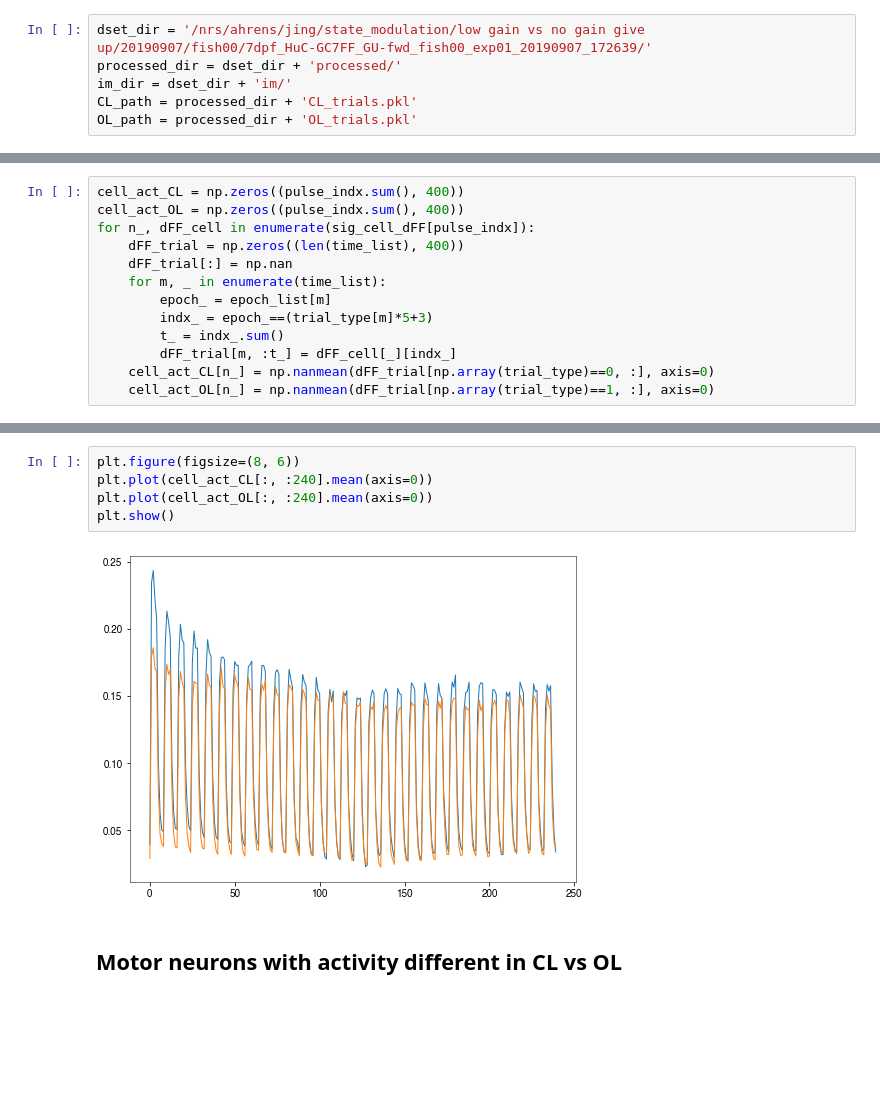
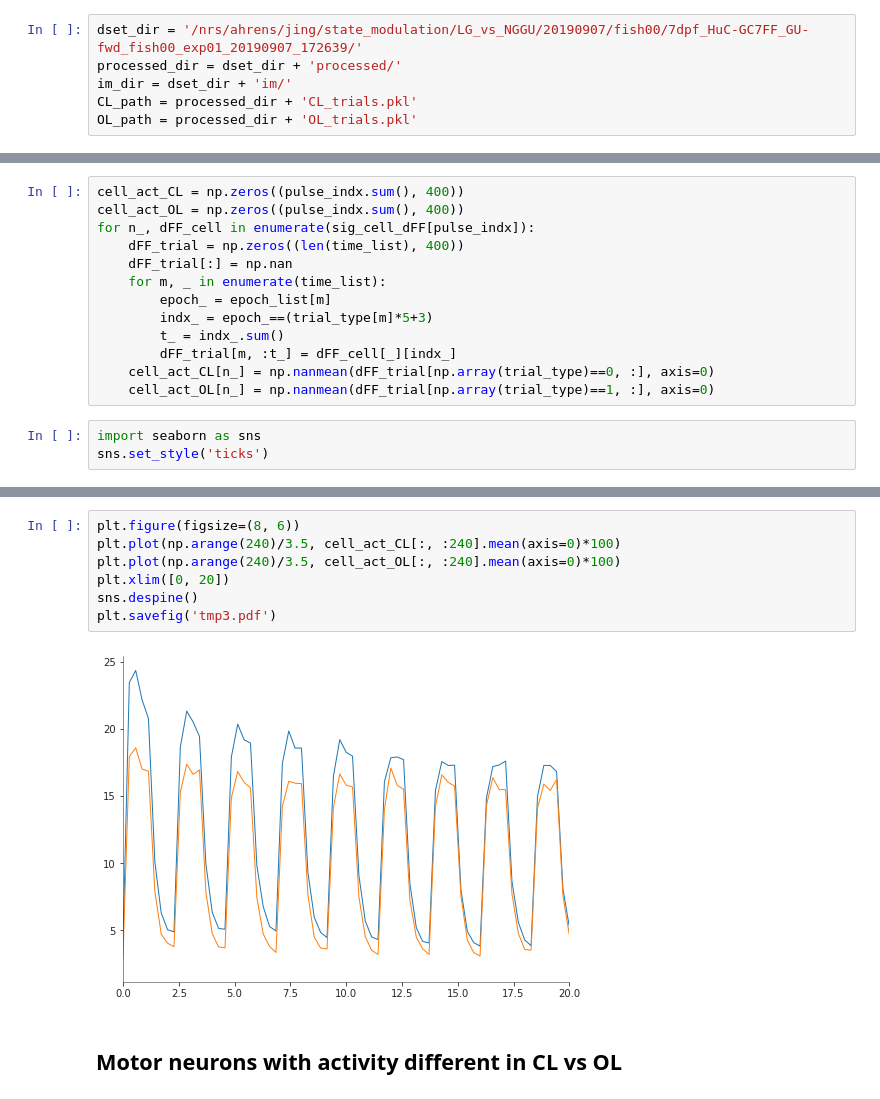
Before and after one commit to zqwei/Glia_analysis, a Jupyter notebook: Notebooks/analysis.ipynb, the cells around one changed output, grey strips where cells are left out. Cells and saved outputs as stored; diff of their text form; blank space fills up the shorter version.

```diff
--- a/Notebooks/analysis.ipynb
+++ b/Notebooks/analysis.ipynb
@@ -19,7 +19,7 @@ _ = None
 # plt.figure(figsize=(20, 3))
 # plt.plot(dFF[10000])
 # %%
-dset_dir = '/nrs/ahrens/jing/state_modulation/low gain vs no gain give up/20190907/fish00/7dpf_HuC-GC7FF_GU-fwd_fish00_exp01_20190907_172639/'
+dset_dir = '/nrs/ahrens/jing/state_modulation/LG_vs_NGGU/20190907/fish00/7dpf_HuC-GC7FF_GU-fwd_fish00_exp01_20190907_172639/'
 processed_dir = dset_dir + 'processed/'
 im_dir = dset_dir + 'im/'
 CL_path = processed_dir + 'CL_trials.pkl'
@@ -245,5 +245,8 @@ for n_, dFF_cell in enumerate(sig_cell_dFF[pulse_indx]):
         dFF_trial[m, :t_] = dFF_cell[_][indx_]
     cell_act_CL[n_] = np.nanmean(dFF_trial[np.array(trial_type)==0, :], axis=0)
     cell_act_OL[n_] = np.nanmean(dFF_trial[np.array(trial_type)==1, :], axis=0)
+# %%
+import seaborn as sns
+sns.set_style('ticks')
 # %%
 plt.figure(figsize=(8, 6))
@@ -260,10 +272,12 @@ plt.show()
 # %%
 plt.figure(figsize=(8, 6))
-plt.plot(cell_act_CL[:, :240].mean(axis=0))
-plt.plot(cell_act_OL[:, :240].mean(axis=0))
-plt.show()
+plt.plot(np.arange(240)/3.5, cell_act_CL[:, :240].mean(axis=0)*100)
+plt.plot(np.arange(240)/3.5, cell_act_OL[:, :240].mean(axis=0)*100)
+plt.xlim([0, 20])
+sns.despine()
+plt.savefig('tmp3.pdf')
 # %% [output]
-[figure, old version]
+[figure, new version]
 # %% [markdown]
 ## Motor neurons with activity different in CL vs OL
 # %%
```
Also changed, not shown: parts of 4 cells of this notebook.
